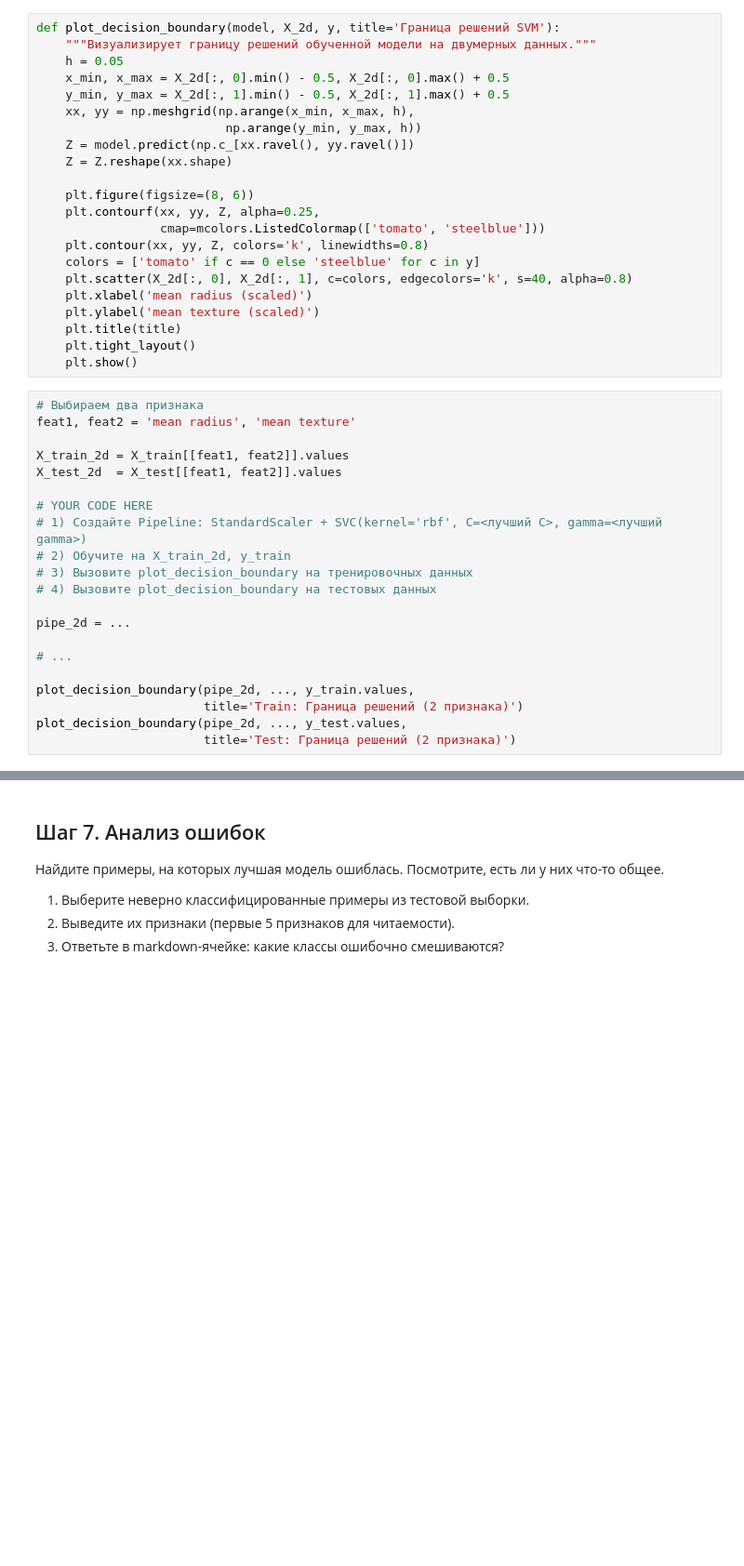
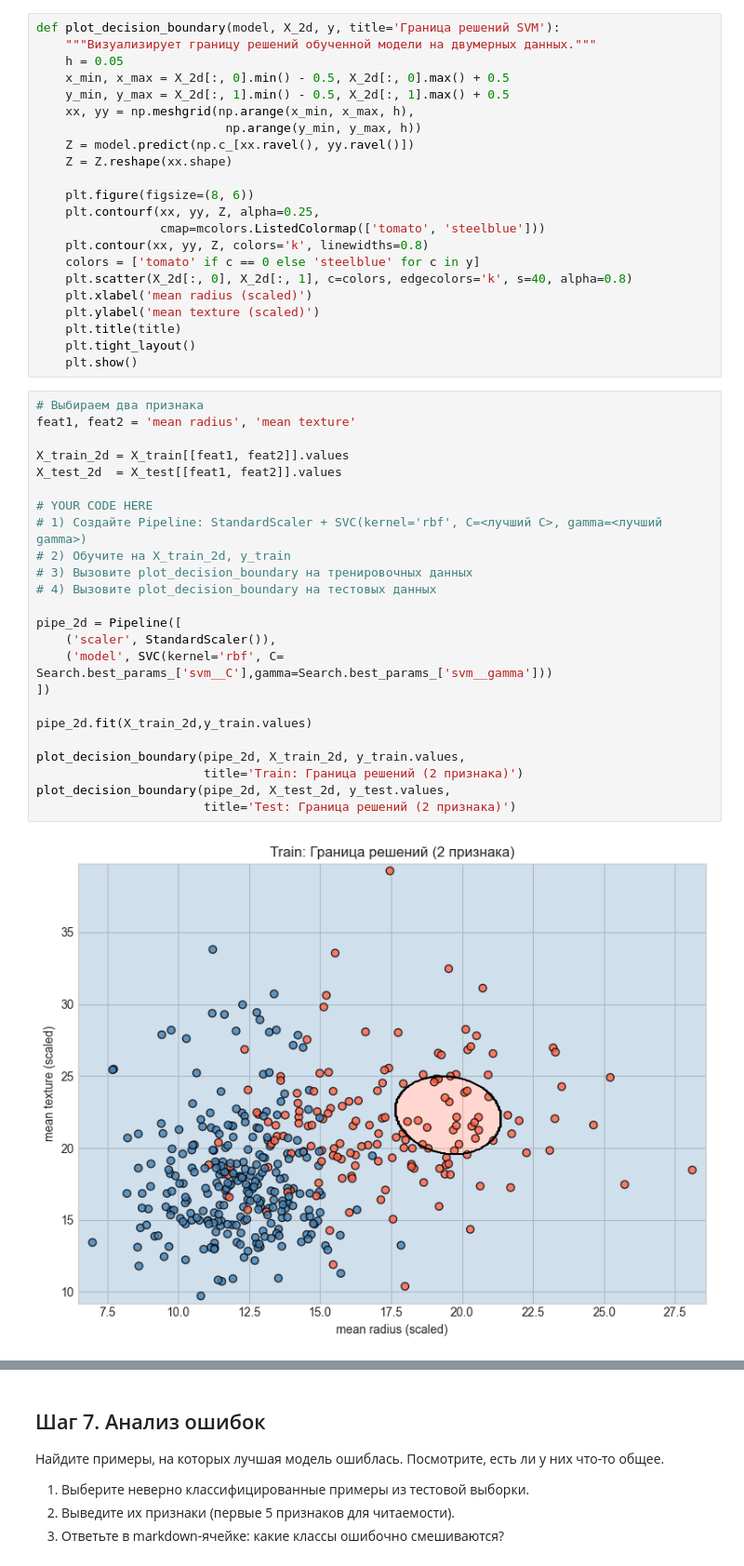
Before and after one commit to DEdVGarage/ml-course-hw, a Jupyter notebook: hw07_SVM/svm_practice_student.ipynb, the cells around one changed output, grey strips where cells are left out. Shown at 93% size. Saved outputs shown, nothing was run; the diff lists cells and outputs as text; blank space fills up the shorter version.

```diff
--- a/hw07_SVM/svm_practice_student.ipynb
+++ b/hw07_SVM/svm_practice_student.ipynb
@@ -310,21 +322,26 @@ def plot_decision_boundary(model, X_2d, y, title='Граница решений
 # %%
 # Выбираем два признака
 feat1, feat2 = 'mean radius', 'mean texture'
 
 X_train_2d = X_train[[feat1, feat2]].values
 X_test_2d  = X_test[[feat1, feat2]].values
 
 # YOUR CODE HERE
 # 1) Создайте Pipeline: StandardScaler + SVC(kernel='rbf', C=<лучший C>, gamma=<лучший gamma>)
 # 2) Обучите на X_train_2d, y_train
 # 3) Вызовите plot_decision_boundary на тренировочных данных
 # 4) Вызовите plot_decision_boundary на тестовых данных
 
-pipe_2d = ...
+pipe_2d = Pipeline([
+    ('scaler', StandardScaler()),
+    ('model', SVC(kernel='rbf', C= Search.best_params_['svm__C'],gamma=Search.best_params_['svm__gamma']))
+])
 
-# ...
+pipe_2d.fit(X_train_2d,y_train.values)
 
-plot_decision_boundary(pipe_2d, ..., y_train.values,
+plot_decision_boundary(pipe_2d, X_train_2d, y_train.values,
                        title='Train: Граница решений (2 признака)')
-plot_decision_boundary(pipe_2d, ..., y_test.values,
+plot_decision_boundary(pipe_2d, X_test_2d, y_test.values,
                        title='Test: Граница решений (2 признака)')
+# %% [output]
+[figure, added]
```
Also changed, not shown: parts of 12 cells of this notebook, 1 other file.
